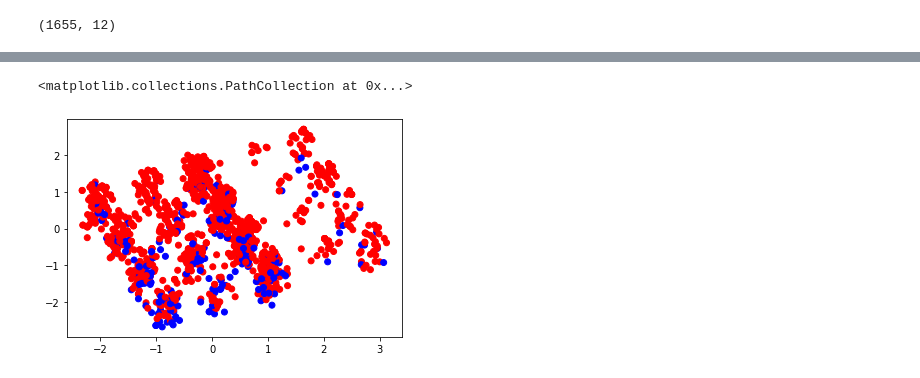
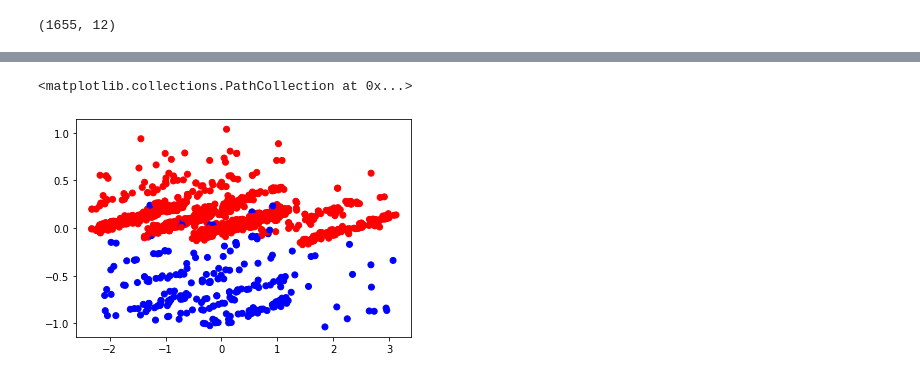
Before and after one commit to parzival0152/datamine, a Jupyter notebook: main.ipynb, the cells around one changed output, grey strips where cells are left out. Saved outputs shown, nothing was run; the diff lists cells and outputs as text; code cells hidden in the pictures.

```diff
--- a/main.ipynb
+++ b/main.ipynb
@@ -1743,9 +1666,9 @@ array([0.21814073, 0.20430856, 0.17754198, 0.13093753, 0.08916421,
 # %%
 colordict = {0: 'red', 1: 'blue'}
-plt.scatter(df2[0], df2[1], c = cleanData['Response'].map(colordict))
+plt.scatter(df2[0], df2[8], c = cleanData['Response'].map(colordict))
 # %% [output]
 <matplotlib.collections.PathCollection at 0x...>
-[figure, old version]
+[figure, new version]
 # %%
 plt.scatter(df2[1], df2[2], c = cleanData['Response'].map(colordict))
 # %% [output]
```
Also changed, not shown: parts of 45 cells of this notebook, 7 other files.
